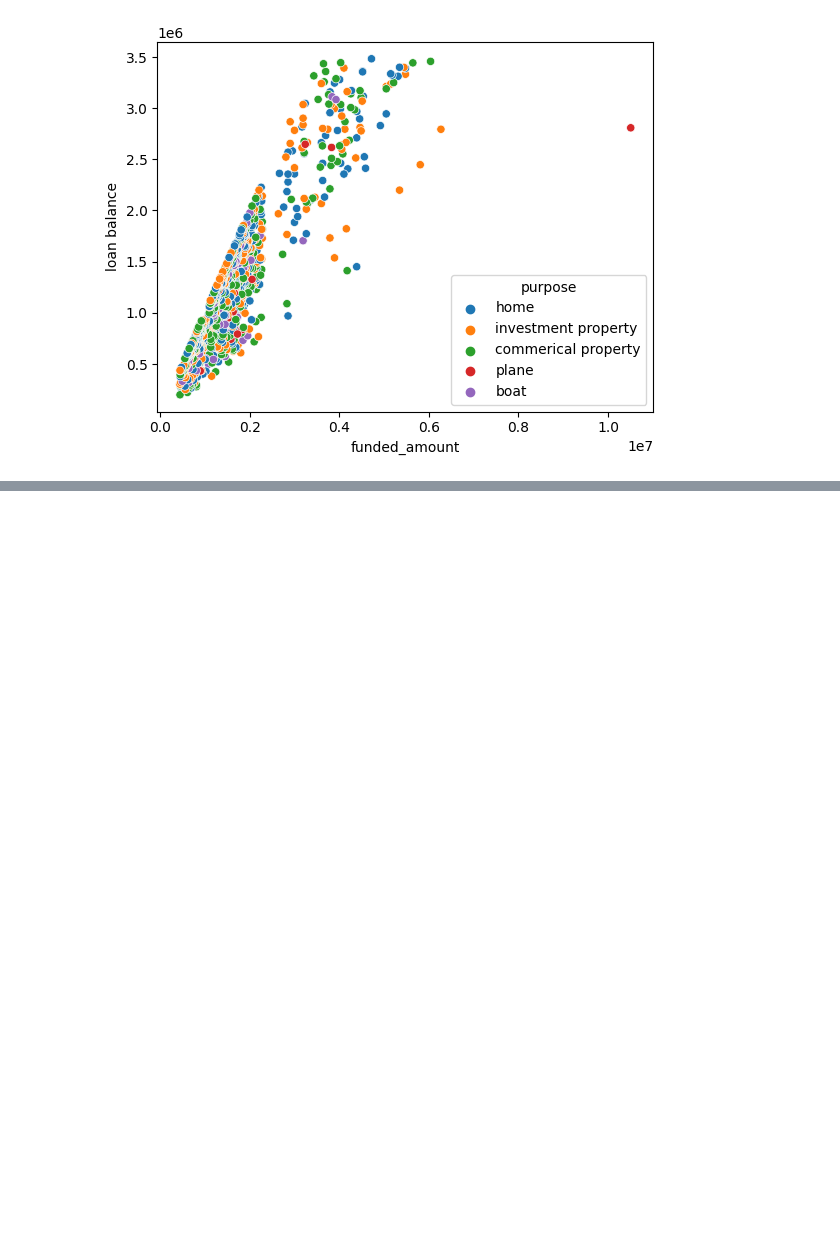
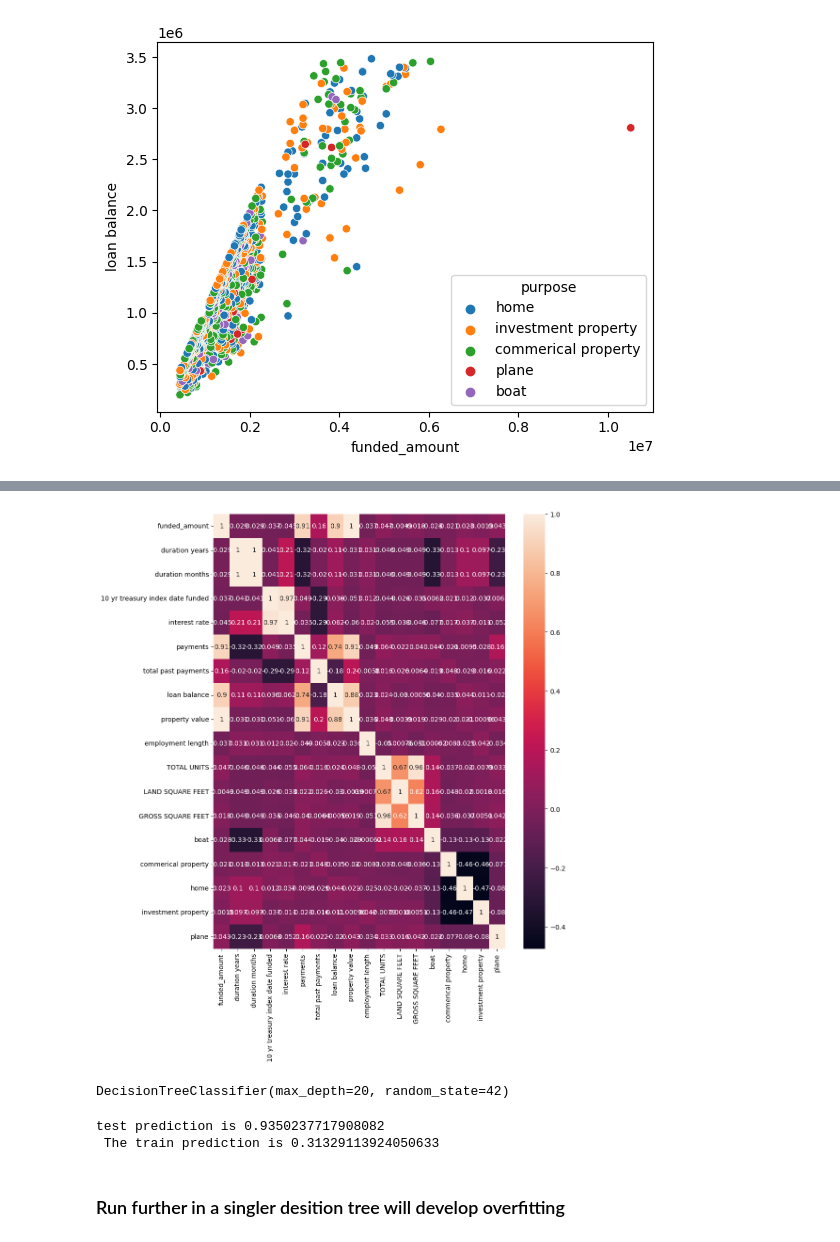
Before and after one commit to DurangoFon/DurangoFon-Luxury_loan_NY_repository, a Jupyter notebook: 04_luxury_loan_amount(purpose).ipynb, the cells around one changed output, grey strips where cells are left out. Saved outputs shown, nothing was run; the diff lists cells and outputs as text; code cells hidden in the pictures; blank space fills up the shorter version.

Commit message:
purpose prediction no succesful, finished for this time

```diff
--- a/04_luxury_loan_amount(purpose).ipynb
+++ b/04_luxury_loan_amount(purpose).ipynb
@@ -98,3 +106,6 @@ sns.scatterplot(data = df_processed_by_date, x = 'funded_amount', y= 'loan balan
 # %% [output]
 <Axes: xlabel='funded_amount', ylabel='loan balance'>
 [figure]
+# %%
+df_final.drop(['1A','1','1C','2','2A','2B','2C','4','funded_date','purpose'],axis=1,inplace=True)
+df_final.info()
@@ -100,0 +137,3 @@ sns.scatterplot(data = df_processed_by_date, x = 'funded_amount', y= 'loan balan
+# %%
+df_corr = df_final.drop(['title','TAX CLASS AT TIME OF SALE','BUILDING CLASS AT PRESENT','BUILDING CLASS CATEGORY','TAX CLASS AT PRESENT','TAX CLASS AT TIME OF SALE'],axis=1)
+df_corr.head(5)
@@ -100,0 +147,25 @@ sns.scatterplot(data = df_processed_by_date, x = 'funded_amount', y= 'loan balan
+# %%
+plt.figure(figsize=(10,12))
+df_corr.corr()
+sns.heatmap(df_corr.corr(),annot=True)
+plt.show()
+# %% [output]
+[figure, added]
+# %%
+tree = DecisionTreeClassifier(max_depth=20, random_state=42)
+tree.fit(X_train,y_train)
+# %% [output]
+DecisionTreeClassifier(max_depth=20, random_state=42)
+# %%
+y_train_pred = tree.predict(X_train)
+y_test_pred = tree.predict(X_test)
+
+train_accuracy = accuracy_score(y_train,y_train_pred)
+test_accuracy = accuracy_score(y_test,y_test_pred)
+
+print('test prediction is {}\n The train prediction is {}'.format(train_accuracy,test_accuracy))
+# %% [output]
+test prediction is 0.9350237717908082
+ The train prediction is 0.31329113924050633
+# %% [markdown]
+### Run further in a singler desition tree will develop overfitting
```
Also changed, not shown: parts of 20 cells of this notebook, 1 other file.
